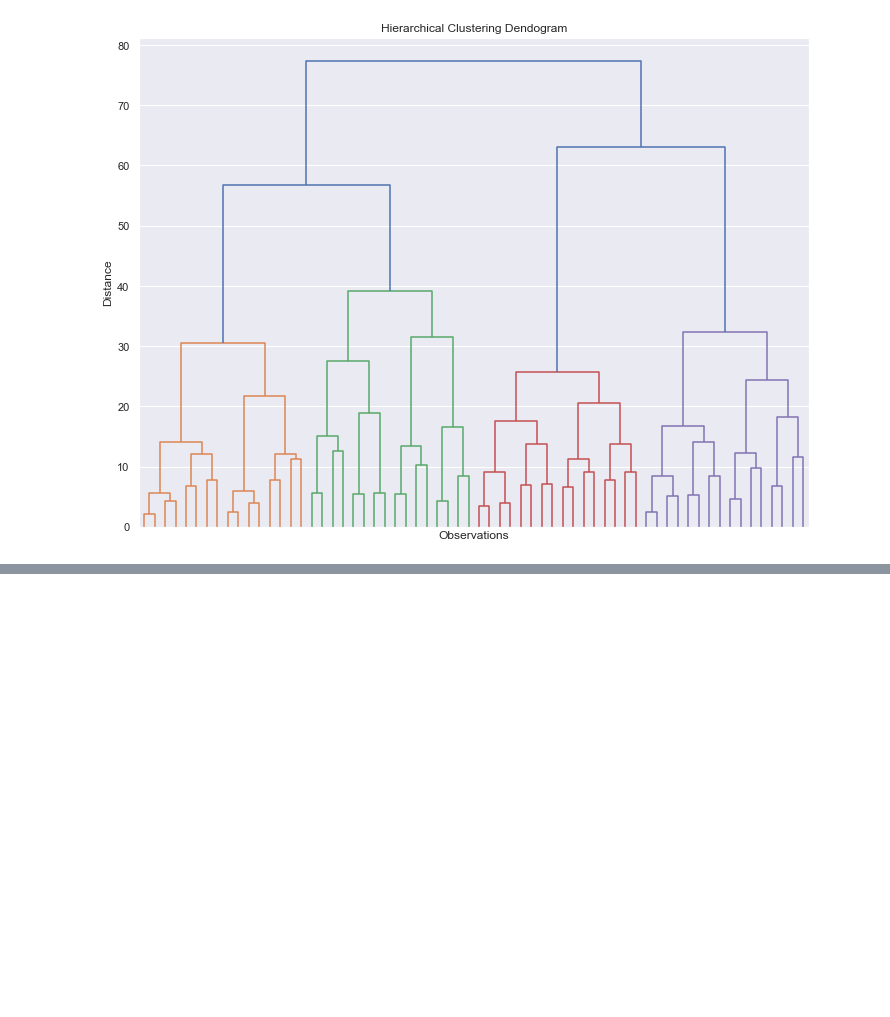
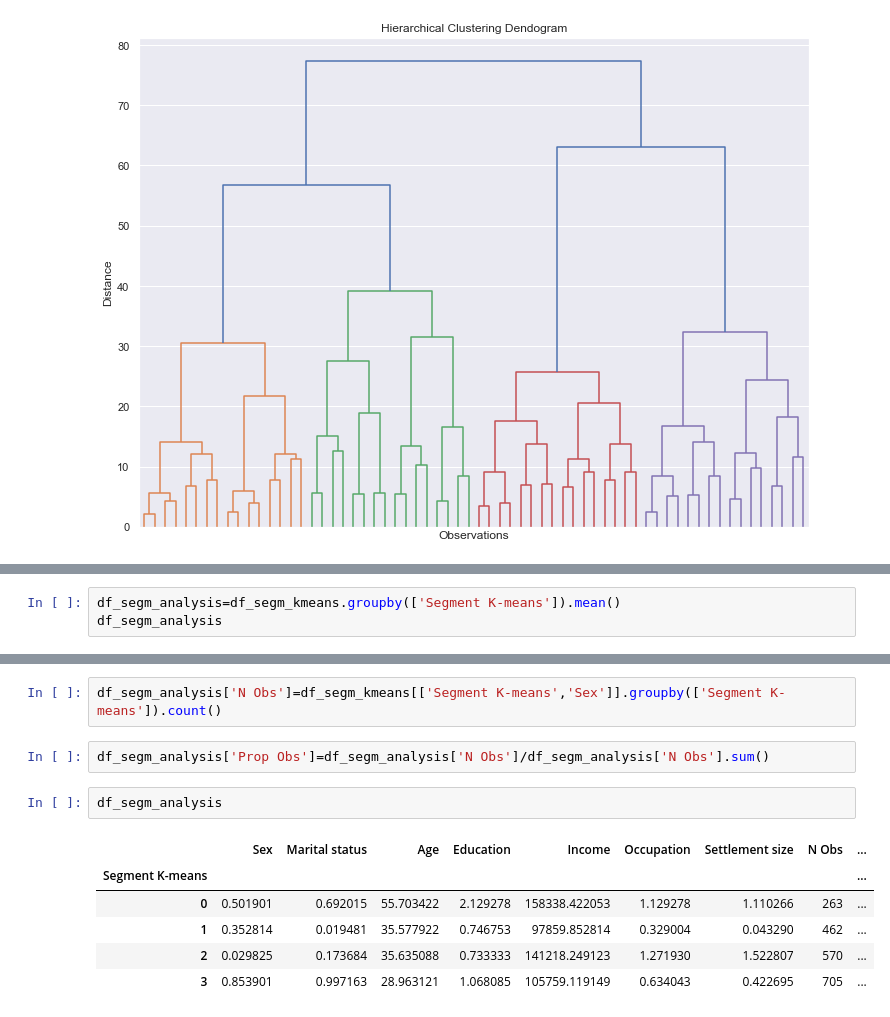
Before and after one commit to alekhaya99/Customer-Analytics, a Jupyter notebook: Untitled Folder/Untitled.ipynb, the cells around one changed output, grey strips where cells are left out. Cells and saved outputs as stored; diff of their text form; blank space fills up the shorter version.

```diff
--- a/Untitled Folder/Untitled.ipynb
+++ b/Untitled Folder/Untitled.ipynb
@@ -111,0 +142,3 @@ plt.show()
+# %%
+df_segm_analysis=df_segm_kmeans.groupby(['Segment K-means']).mean()
+df_segm_analysis
@@ -111,0 +152,13 @@ plt.show()
+# %%
+df_segm_analysis['N Obs']=df_segm_kmeans[['Segment K-means','Sex']].groupby(['Segment K-means']).count()
+# %%
+df_segm_analysis['Prop Obs']=df_segm_analysis['N Obs']/df_segm_analysis['N Obs'].sum()
+# %%
+df_segm_analysis
+# %% [output]
+|  | Sex | Marital status | Age | Education | Income | Occupation | Settlement size | N Obs | ... |
+| Segment K-means |  |  |  |  |  |  |  |  | ... |
+| 0 | 0.501901 | 0.692015 | 55.703422 | 2.129278 | 158338.422053 | 1.129278 | 1.110266 | 263 | ... |
+| 1 | 0.352814 | 0.019481 | 35.577922 | 0.746753 | 97859.852814 | 0.329004 | 0.043290 | 462 | ... |
+| 2 | 0.029825 | 0.173684 | 35.635088 | 0.733333 | 141218.249123 | 1.271930 | 1.522807 | 570 | ... |
+| 3 | 0.853901 | 0.997163 | 28.963121 | 1.068085 | 105759.119149 | 0.634043 | 0.422695 | 705 | ... |
```
Also changed, not shown: parts of 12 cells of this notebook.
